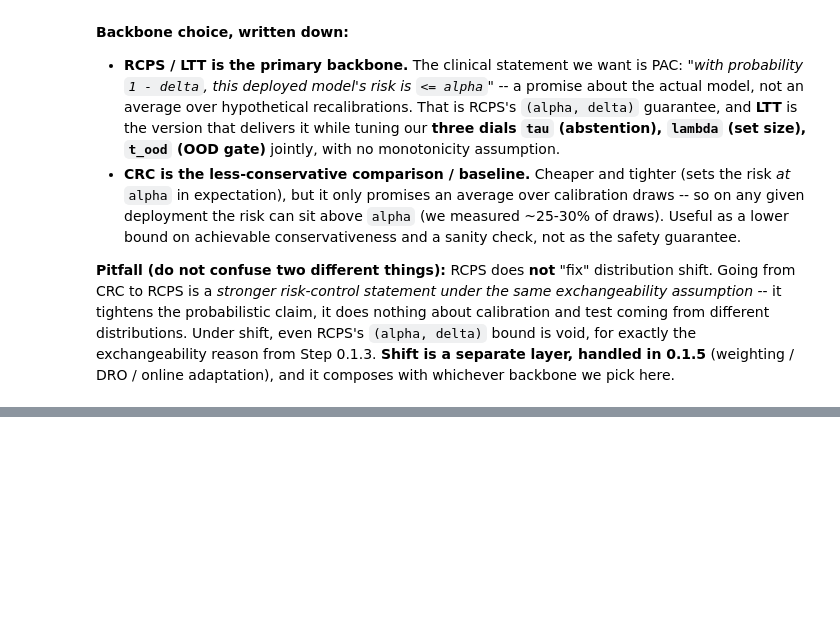
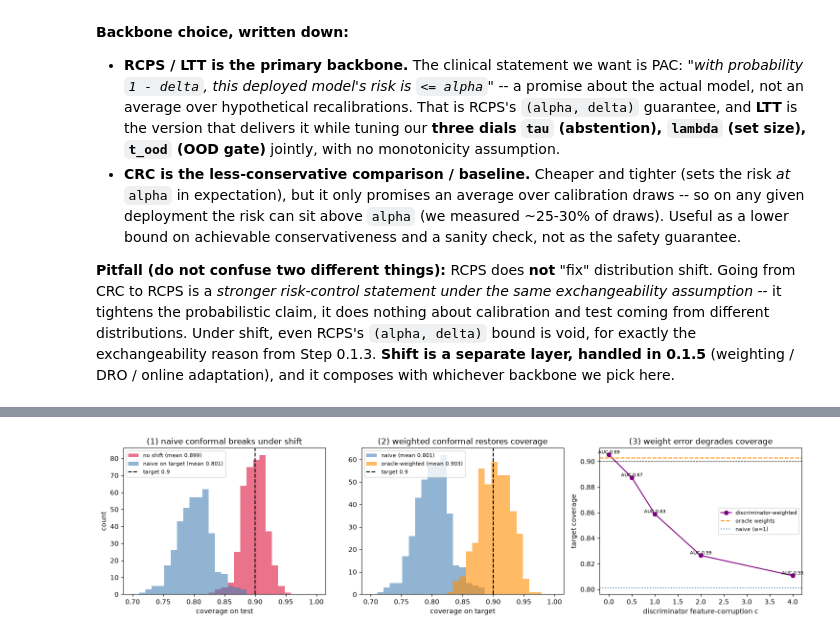
Before and after one commit to Toepatella/calibrated-selective-prediction-clinical-shift, a Jupyter notebook: phase0_learning.ipynb, the cells around one changed output, grey strips where cells are left out. Drawn from its saved outputs; the diff is of its cells as text; code cells hidden in the pictures; blank space fills up the shorter version.

```diff
--- a/phase0_learning.ipynb
+++ b/phase0_learning.ipynb
@@ -756,0 +878,20 @@ print("with 3 real dials (tau, lambda, t_ood) you would test the joint grid this
+# %%
+rng = np.random.default_rng(1)
+N_TRIALS, N_CAL, N_TEST = 400, 500, 500
+
+cov_noshift, cov_naive, cov_oracle = [], [], []
+for _ in range(N_TRIALS):
+    Xc, Yc = sample_source(N_CAL); sc = score_fn(Xc, Yc)
+    Xs, Ys = sample_source(N_TEST)                        # no-shift test (source)
+    Xt, Yt = make_target(N_TEST)                          # shifted test (target)
+    q = conformal_quantile(sc, ALPHA)
+    cov_noshift.append(np.mean(score_fn(Xs, Ys) <= q))
+    cov_naive.append(np.mean(score_fn(Xt, Yt) <= q))
+    qo = weighted_conformal_threshold(sc, true_w(Xc), true_w(Xt), ALPHA)
+    cov_oracle.append(np.mean(score_fn(Xt, Yt) <= qo))
+cov_noshift, cov_naive, cov_oracle = map(np.array, (cov_noshift, cov_naive, cov_oracle))
+
+print(f"target coverage 1 - alpha = {1 - ALPHA}")
+print(f"  no-shift  (source q -> source test): {cov_noshift.mean():.3f}")
+print(f"  naive     (source q -> TARGET test): {cov_naive.mean():.3f}   <- undercovers")
+print(f"  weighted  (oracle w, eq. 10)       : {cov_oracle.mean():.3f}   <- restored")
@@ -756,0 +975,32 @@ print("with 3 real dials (tau, lambda, t_ood) you would test the joint grid this
+# %%
+# Three panels: (1) naive breaks, (2) weighted restores, (3) weight-error degrades
+fig, ax = plt.subplots(1, 3, figsize=(15, 4))
+b = np.linspace(0.7, 1.0, 30)
+
+ax[0].hist(cov_noshift, bins=b, alpha=0.6, color="crimson",   label=f"no shift (mean {cov_noshift.mean():.3f})")
+ax[0].hist(cov_naive,   bins=b, alpha=0.6, color="steelblue", label=f"naive on target (mean {cov_naive.mean():.3f})")
+ax[0].axvline(1 - ALPHA, color="black", ls="--", label=f"target {1 - ALPHA}")
+ax[0].set_title("(1) naive conformal breaks under shift")
+ax[0].set_xlabel("coverage on test"); ax[0].set_ylabel("count"); ax[0].legend(fontsize=8)
+
+ax[1].hist(cov_naive,  bins=b, alpha=0.6, color="steelblue", label=f"naive (mean {cov_naive.mean():.3f})")
+ax[1].hist(cov_oracle, bins=b, alpha=0.6, color="darkorange", label=f"oracle-weighted (mean {cov_oracle.mean():.3f})")
+ax[1].axvline(1 - ALPHA, color="black", ls="--", label=f"target {1 - ALPHA}")
+ax[1].set_title("(2) weighted conformal restores coverage")
+ax[1].set_xlabel("coverage on target"); ax[1].legend(fontsize=8)
+
+cov_means = [np.mean(disc_cov[c]) for c in CORRUPTS]
+auc_means = [np.mean(disc_auc[c]) for c in CORRUPTS]
+ax[2].plot(CORRUPTS, cov_means, "o-", color="purple", label="discriminator-weighted")
+ax[2].axhline(cov_oracle.mean(), color="darkorange", ls="--", label="oracle weights")
+ax[2].axhline(cov_naive.mean(),  color="steelblue",  ls=":",  label="naive (w=1)")
+ax[2].axhline(1 - ALPHA, color="black", ls="--", lw=0.8)
+for c, cov, a in zip(CORRUPTS, cov_means, auc_means):
+    ax[2].annotate(f"AUC {a:.2f}", (c, cov), fontsize=7, ha="center", va="bottom")
+ax[2].set_title("(3) weight error degrades coverage")
+ax[2].set_xlabel("discriminator feature-corruption c"); ax[2].set_ylabel("target coverage")
+ax[2].legend(fontsize=8)
+
+plt.tight_layout(); plt.show()
+# %% [output]
+[figure, added]
```
Also changed, not shown: parts of 12 cells of this notebook.
